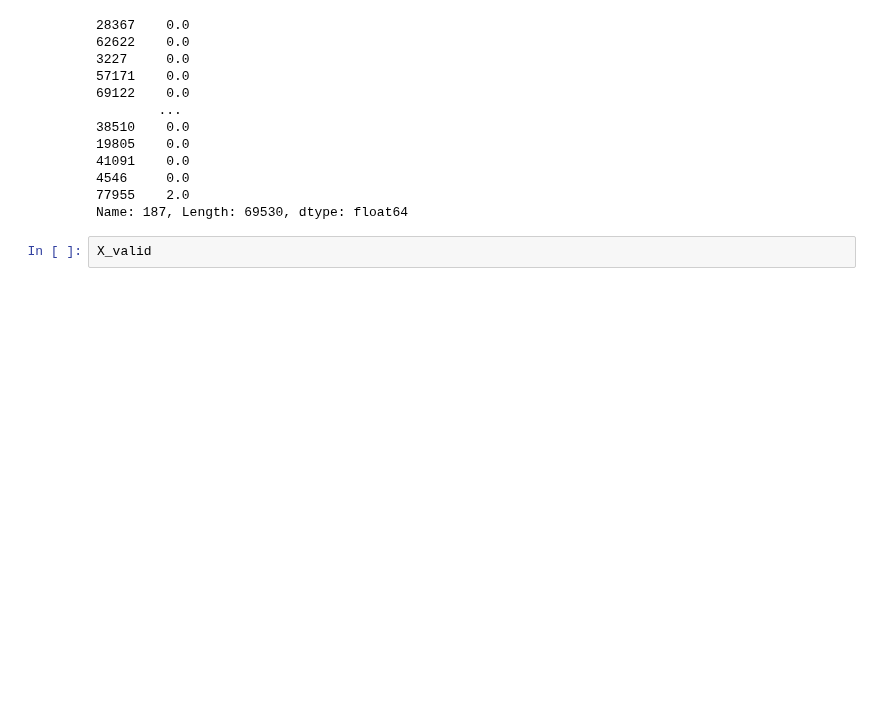
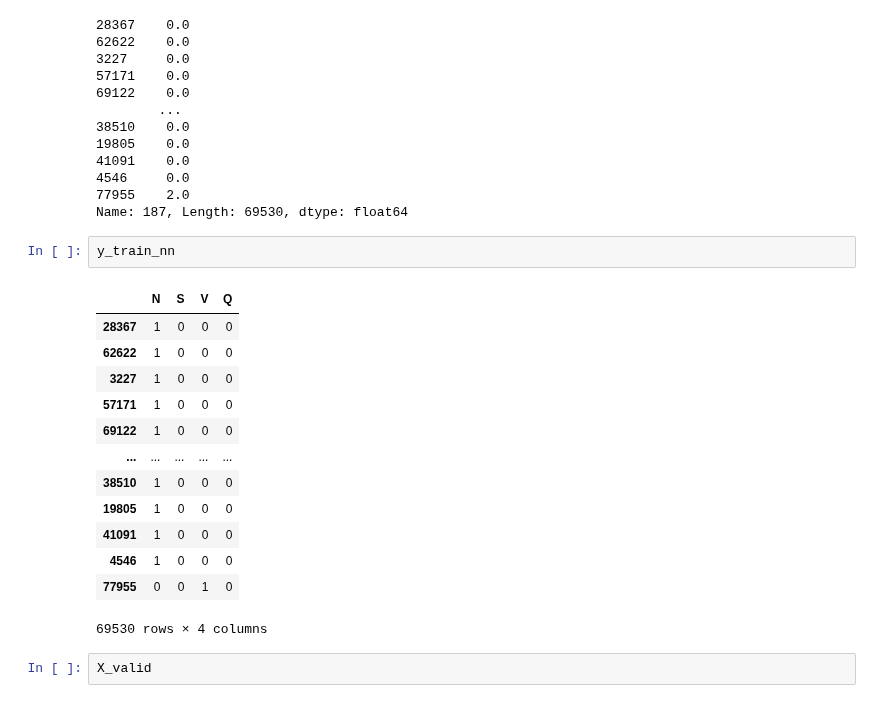
Before and after one commit to JespervanGils/DL-Project-ECG, a Jupyter notebook: DL_Project_ECG_MIT-BIH_Iteration_4.ipynb, the cells around one changed output. Cells and saved outputs as stored; diff of their text form; blank space fills up the shorter version.

```diff
--- a/DL_Project_ECG_MIT-BIH_Iteration_4.ipynb
+++ b/DL_Project_ECG_MIT-BIH_Iteration_4.ipynb
@@ -159,6 +159,22 @@ y_train
 4546     0.0
 77955    2.0
 Name: 187, Length: 69530, dtype: float64
+# %%
+y_train_nn
+# %% [output]
+|  | N | S | V | Q |
+| 28367 | 1 | 0 | 0 | 0 |
+| 62622 | 1 | 0 | 0 | 0 |
+| 3227 | 1 | 0 | 0 | 0 |
+| 57171 | 1 | 0 | 0 | 0 |
+| 69122 | 1 | 0 | 0 | 0 |
+| ... | ... | ... | ... | ... |
+| 38510 | 1 | 0 | 0 | 0 |
+| 19805 | 1 | 0 | 0 | 0 |
+| 41091 | 1 | 0 | 0 | 0 |
+| 4546 | 1 | 0 | 0 | 0 |
+| 77955 | 0 | 0 | 1 | 0 |
+69530 rows × 4 columns
 # %%
 X_valid
 # %% [output]
```
Also changed, not shown: parts of 13 cells of this notebook, 7 other files.
